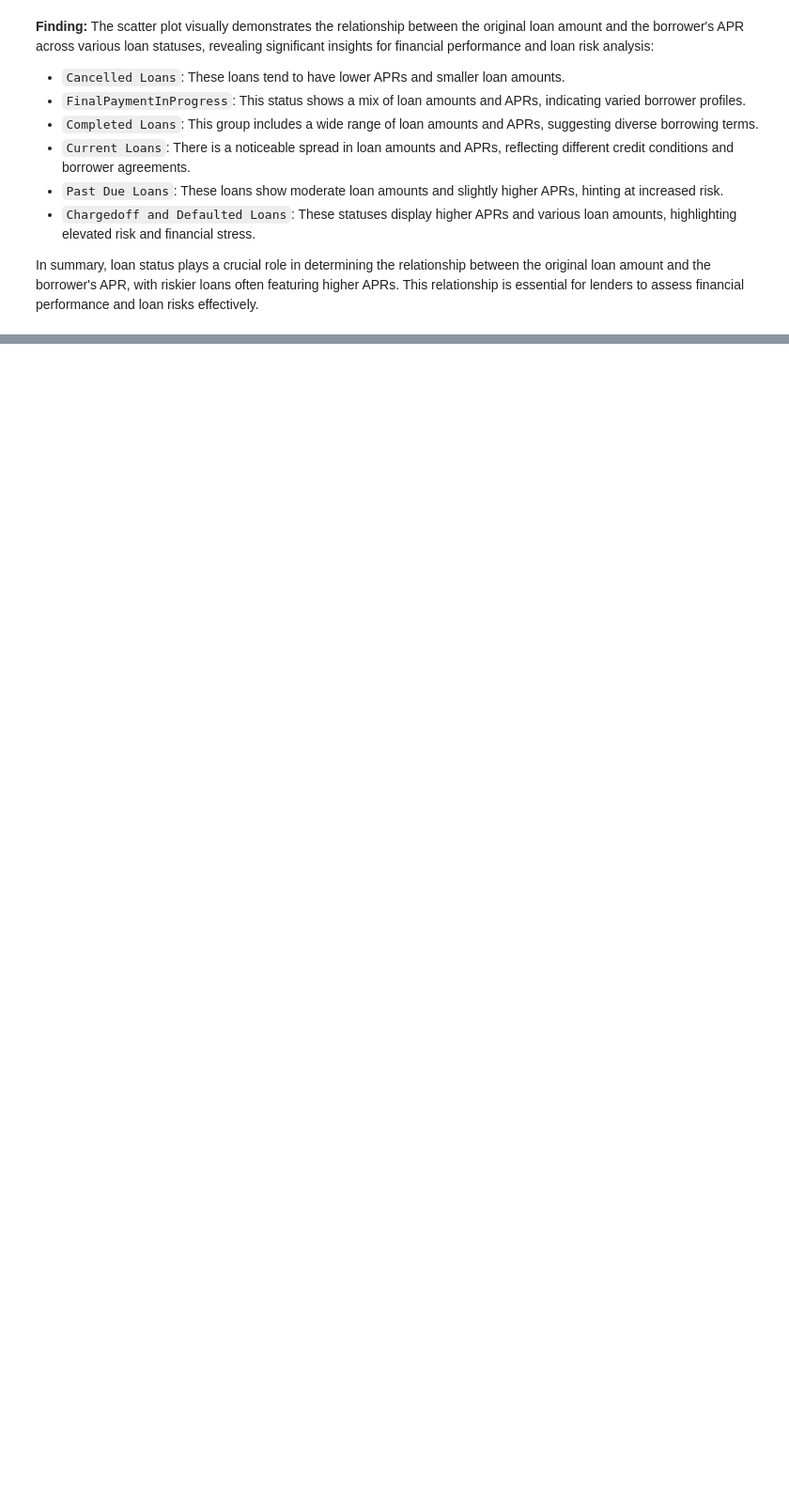
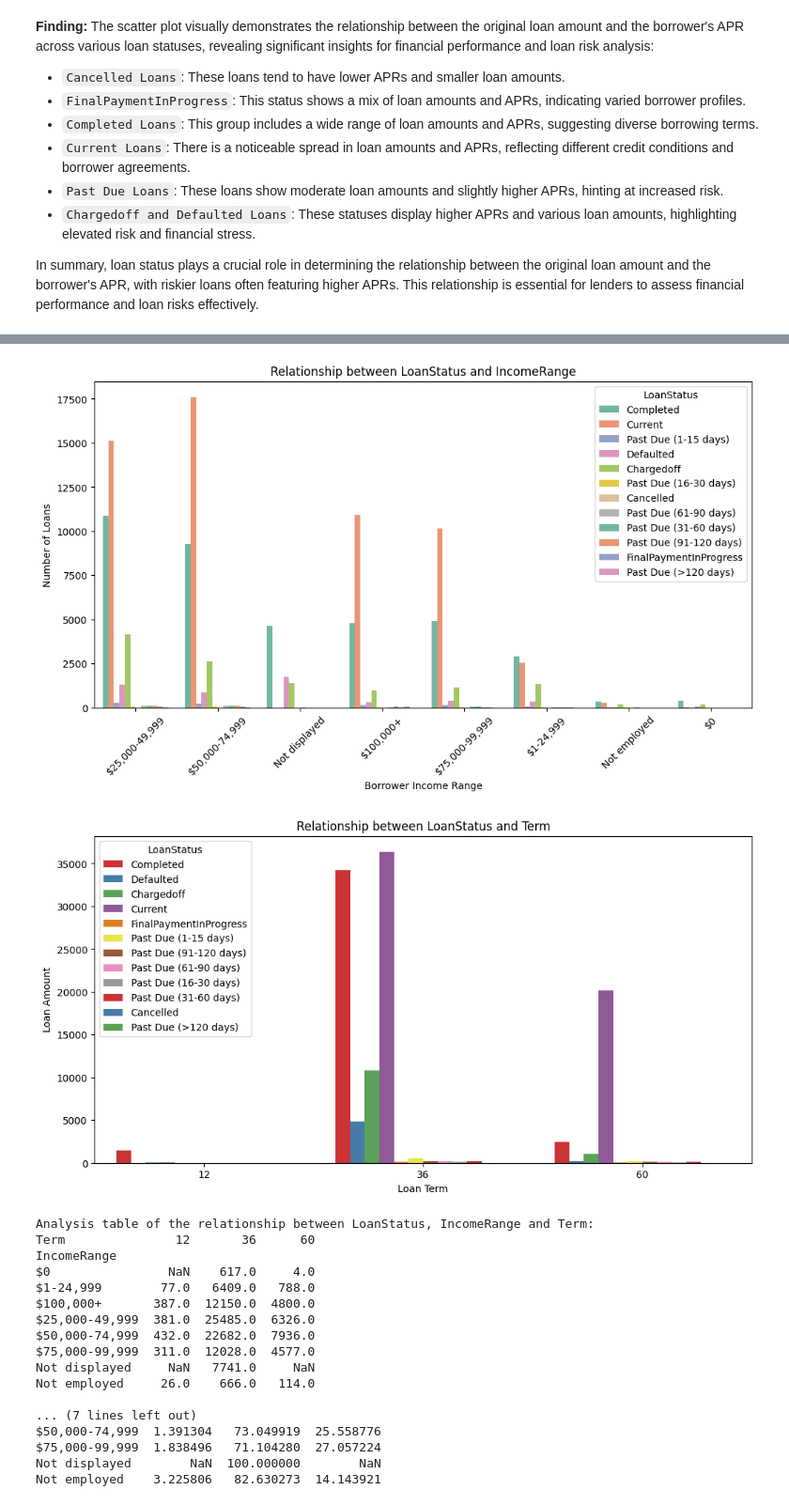
Before and after one commit to hothaodn/DataAnalystPj3, a Jupyter notebook: Part_I_exploration_template.ipynb, the cells around one changed output, grey strips where cells are left out. Shown at 94% size. Cells and saved outputs as stored; diff of their text form; code cells hidden in the pictures; blank space fills up the shorter version.

```diff
--- a/Part_I_exploration_template.ipynb
+++ b/Part_I_exploration_template.ipynb
@@ -568,0 +671,50 @@ In summary, loan status plays a crucial role in determining the relationship bet
+# %%
+# Check data with required columns
+df = df[['LoanStatus', 'IncomeRange', 'Term']]
+
+# Draw a distribution plot to check the relationship between LoanStatus, IncomeRange and Term
+plt.figure(figsize=(12, 6))
+sns.countplot(data=df, x='IncomeRange', hue='LoanStatus', palette='Set2')
+plt.title('Relationship between LoanStatus and IncomeRange')
+plt.xlabel('Borrower Income Range')
+plt.ylabel('Number of Loans')
+plt.xticks(rotation=45)
+plt.show()
+
+# Draw a distribution plot between Term and LoanStatus
+plt.figure(figsize=(12, 6))
+sns.countplot(data=df, x='Term', hue='LoanStatus', palette='Set1')
+plt.title('Relationship between LoanStatus and Term')
+plt.xlabel('Loan Term')
+plt.ylabel('Loan Amount')
+plt.show()
+
+# Check the relationship between LoanStatus, IncomeRange and Term using Pivot Table
+pivot_table = df.pivot_table(index='IncomeRange', columns='Term', values='LoanStatus', aggfunc='count')
+print("Analysis table of the relationship between LoanStatus, IncomeRange and Term:")
+print(pivot_table)
+
+# If needed, calculate the percentage of loans in each group
+pivot_percentage = pivot_table.div(pivot_table.sum(axis=1), axis=0) * 100
+print("\nPercentage of LoanStatus by IncomeRange and Term:")
+print(pivot_percentage)
+# %% [output]
+[figure, added]
+[figure, added]
+Analysis table of the relationship between LoanStatus, IncomeRange and Term:
+Term               12       36      60
+IncomeRange
+$0                NaN    617.0     4.0
+$1-24,999        77.0   6409.0   788.0
+$100,000+       387.0  12150.0  4800.0
+$25,000-49,999  381.0  25485.0  6326.0
+$50,000-74,999  432.0  22682.0  7936.0
+$75,000-99,999  311.0  12028.0  4577.0
+Not displayed     NaN   7741.0     NaN
+Not employed     26.0    666.0   114.0
+
+... (7 lines left out)
+$50,000-74,999  1.391304   73.049919  25.558776
+$75,000-99,999  1.838496   71.104280  27.057224
+Not displayed        NaN  100.000000        NaN
+Not employed    3.225806   82.630273  14.143921
```
Also changed, not shown: parts of 18 cells of this notebook, 1 other file.
